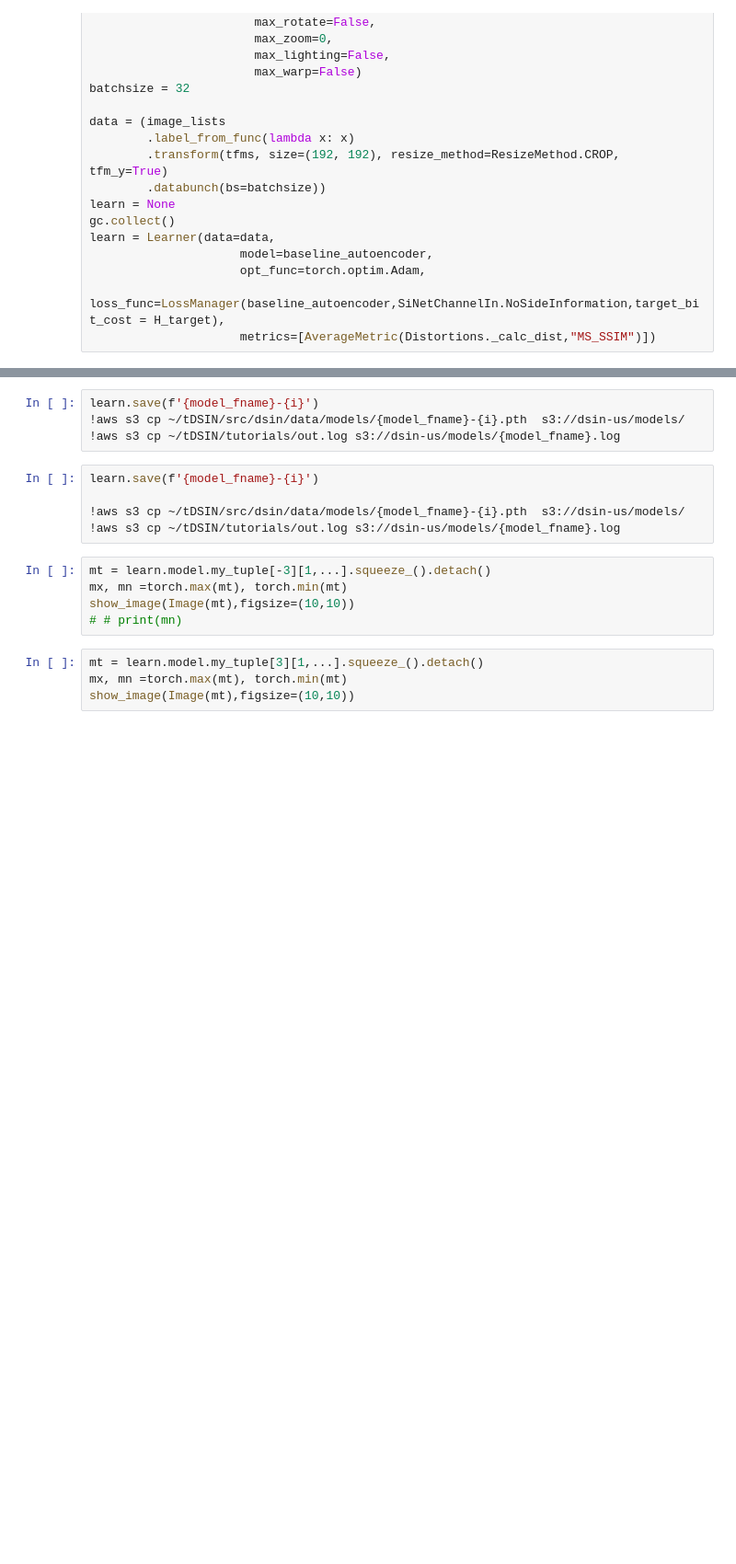
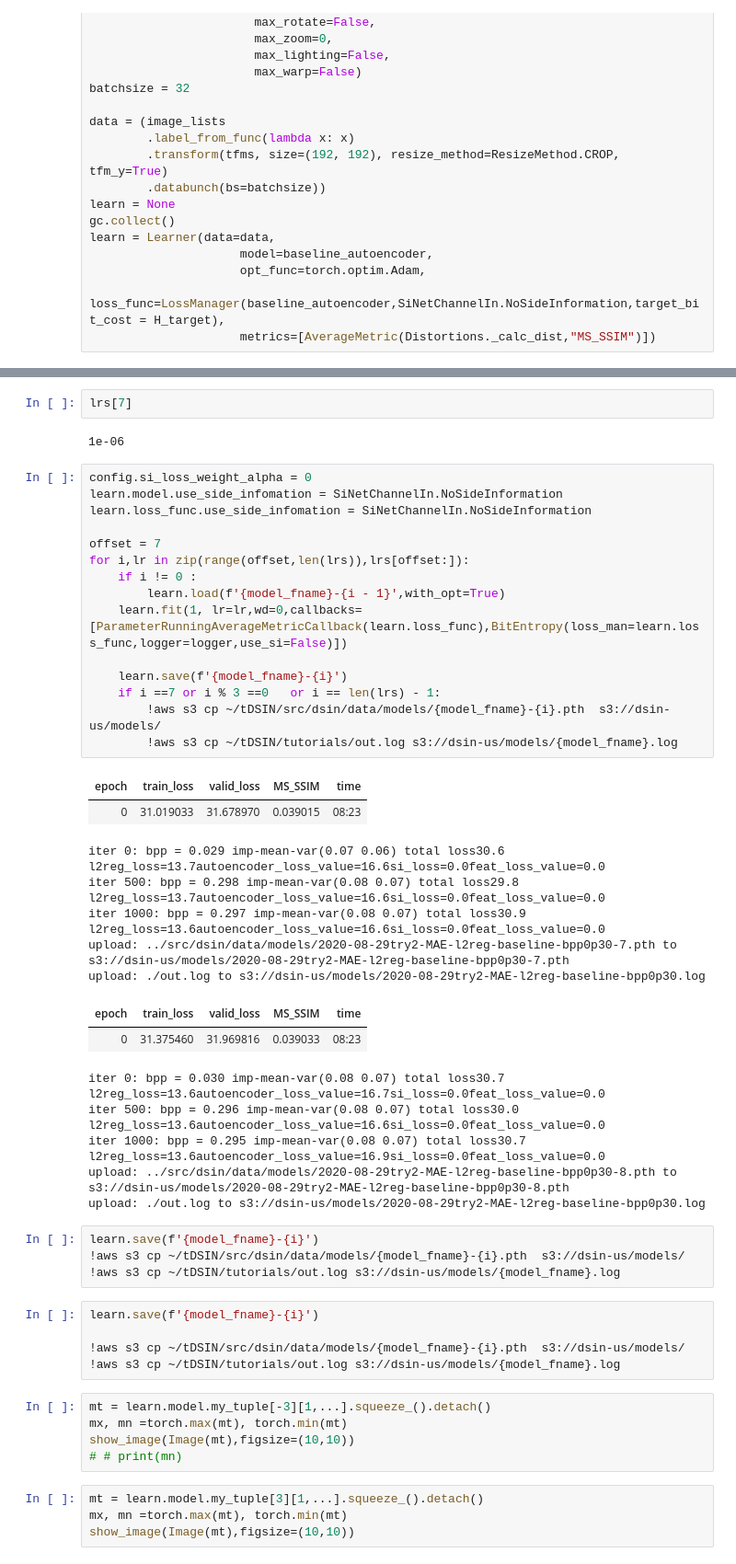
Before and after one commit to barakbeilin/tDSIN, a Jupyter notebook: tutorials/aws_trainer_train_baseline_sep_mae.ipynb, the cells around one changed output, grey strips where cells are left out. Shown at 92% size. Saved outputs shown, nothing was run; the diff lists cells and outputs as text; blank space fills up the shorter version.

```diff
--- a/tutorials/aws_trainer_train_baseline_sep_mae.ipynb
+++ b/tutorials/aws_trainer_train_baseline_sep_mae.ipynb
@@ -154,3 +167,37 @@ upload: ./out.log to s3://dsin-us/models/2020-08-28try2-MAE-l2reg-baseline-bpp0p
+# %%
+lrs[7]
+# %% [output]
+1e-06
+# %%
+config.si_loss_weight_alpha = 0
+learn.model.use_side_infomation = SiNetChannelIn.NoSideInformation
+learn.loss_func.use_side_infomation = SiNetChannelIn.NoSideInformation
+
+offset = 7
+for i,lr in zip(range(offset,len(lrs)),lrs[offset:]):
+    if i != 0 :
+        learn.load(f'{model_fname}-{i - 1}',with_opt=True)
+    learn.fit(1, lr=lr,wd=0,callbacks=[ParameterRunningAverageMetricCallback(learn.loss_func),BitEntropy(loss_man=learn.loss_func,logger=logger,use_si=False)])
+
+    learn.save(f'{model_fname}-{i}')
+    if i ==7 or i % 3 ==0   or i == len(lrs) - 1:
+        !aws s3 cp ~/tDSIN/src/dsin/data/models/{model_fname}-{i}.pth  s3://dsin-us/models/
+        !aws s3 cp ~/tDSIN/tutorials/out.log s3://dsin-us/models/{model_fname}.log
+# %% [output]
+| epoch | train_loss | valid_loss | MS_SSIM | time |
+| 0 | 31.019033 | 31.678970 | 0.039015 | 08:23 |
+iter 0: bpp = 0.029 imp-mean-var(0.07 0.06) total loss30.6  l2reg_loss=13.7autoencoder_loss_value=16.6si_loss=0.0feat_loss_value=0.0
+iter 500: bpp = 0.298 imp-mean-var(0.08 0.07) total loss29.8  l2reg_loss=13.7autoencoder_loss_value=16.6si_loss=0.0feat_loss_value=0.0
+iter 1000: bpp = 0.297 imp-mean-var(0.08 0.07) total loss30.9  l2reg_loss=13.6autoencoder_loss_value=16.6si_loss=0.0feat_loss_value=0.0
+upload: ../src/dsin/data/models/2020-08-29try2-MAE-l2reg-baseline-bpp0p30-7.pth to s3://dsin-us/models/2020-08-29try2-MAE-l2reg-baseline-bpp0p30-7.pth
+upload: ./out.log to s3://dsin-us/models/2020-08-29try2-MAE-l2reg-baseline-bpp0p30.log
+| epoch | train_loss | valid_loss | MS_SSIM | time |
+| 0 | 31.375460 | 31.969816 | 0.039033 | 08:23 |
+iter 0: bpp = 0.030 imp-mean-var(0.08 0.07) total loss30.7  l2reg_loss=13.6autoencoder_loss_value=16.7si_loss=0.0feat_loss_value=0.0
+iter 500: bpp = 0.296 imp-mean-var(0.08 0.07) total loss30.0  l2reg_loss=13.6autoencoder_loss_value=16.6si_loss=0.0feat_loss_value=0.0
+iter 1000: bpp = 0.295 imp-mean-var(0.08 0.07) total loss30.7  l2reg_loss=13.6autoencoder_loss_value=16.9si_loss=0.0feat_loss_value=0.0
+upload: ../src/dsin/data/models/2020-08-29try2-MAE-l2reg-baseline-bpp0p30-8.pth to s3://dsin-us/models/2020-08-29try2-MAE-l2reg-baseline-bpp0p30-8.pth
+upload: ./out.log to s3://dsin-us/models/2020-08-29try2-MAE-l2reg-baseline-bpp0p30.log
 # %%
 learn.save(f'{model_fname}-{i}')
 !aws s3 cp ~/tDSIN/src/dsin/data/models/{model_fname}-{i}.pth  s3://dsin-us/models/
```
Also changed, not shown: parts of 5 cells of this notebook.
